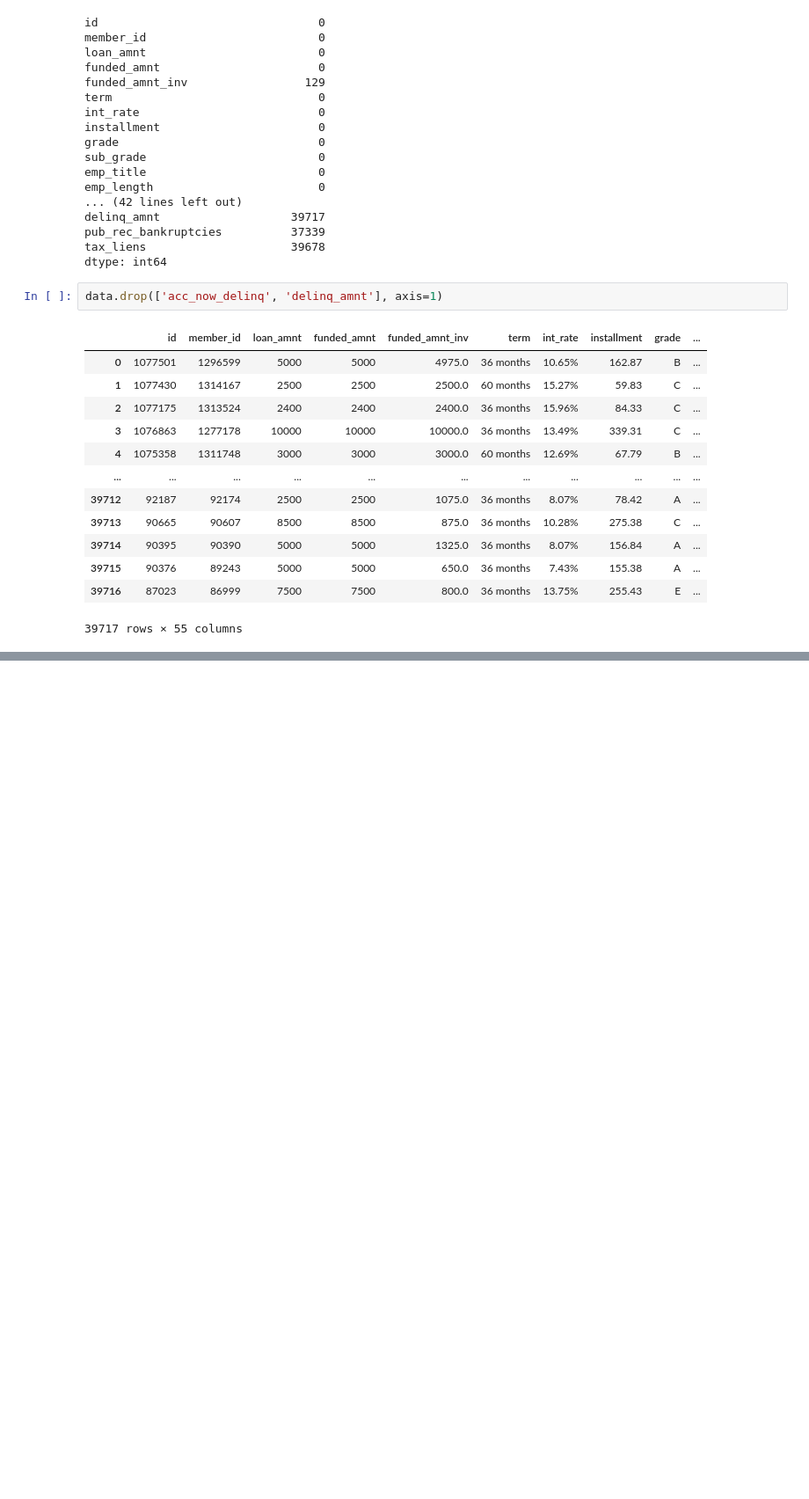
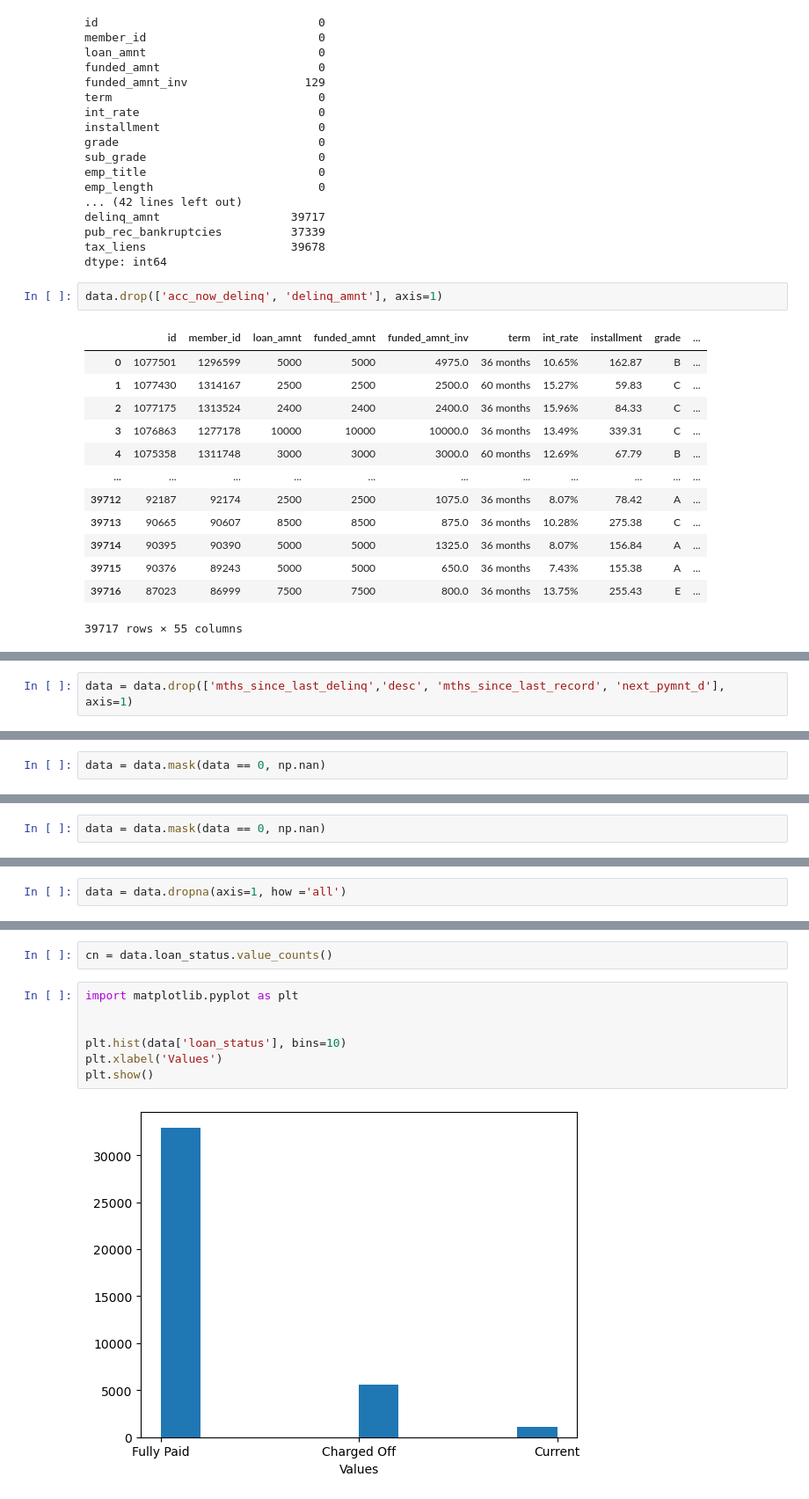
Before and after one commit to 18089/EDA-Case-Study, a Jupyter notebook: EDA.ipynb, the cells around one changed output, grey strips where cells are left out. Shown: that part at 88% size. Saved outputs shown, nothing was run; the diff lists cells and outputs as text; blank space fills up the shorter version.

```diff
--- a/EDA.ipynb
+++ b/EDA.ipynb
@@ -355,0 +435,2 @@ data.drop(['acc_now_delinq', 'delinq_amnt'], axis=1)
+# %%
+data = data.drop(['mths_since_last_delinq','desc', 'mths_since_last_record', 'next_pymnt_d'], axis=1)
@@ -355,0 +453,2 @@ data.drop(['acc_now_delinq', 'delinq_amnt'], axis=1)
+# %%
+data = data.mask(data == 0, np.nan)
@@ -355,0 +459,2 @@ data.drop(['acc_now_delinq', 'delinq_amnt'], axis=1)
+# %%
+data = data.mask(data == 0, np.nan)
@@ -355,0 +497,2 @@ data.drop(['acc_now_delinq', 'delinq_amnt'], axis=1)
+# %%
+data = data.dropna(axis=1, how ='all')
@@ -355,0 +553,11 @@ data.drop(['acc_now_delinq', 'delinq_amnt'], axis=1)
+# %%
+cn = data.loan_status.value_counts()
+# %%
+import matplotlib.pyplot as plt
+
+
+plt.hist(data['loan_status'], bins=10)
+plt.xlabel('Values')
+plt.show()
+# %% [output]
+[figure, added]
```
Also changed, not shown: parts of 17 cells of this notebook.
